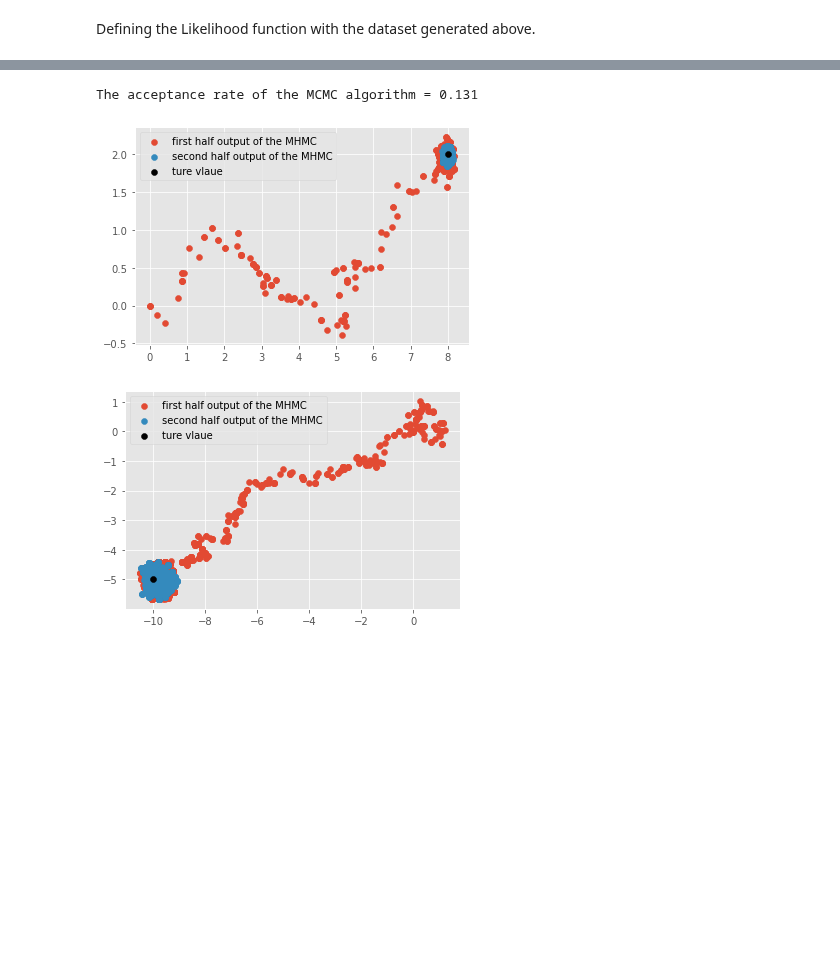
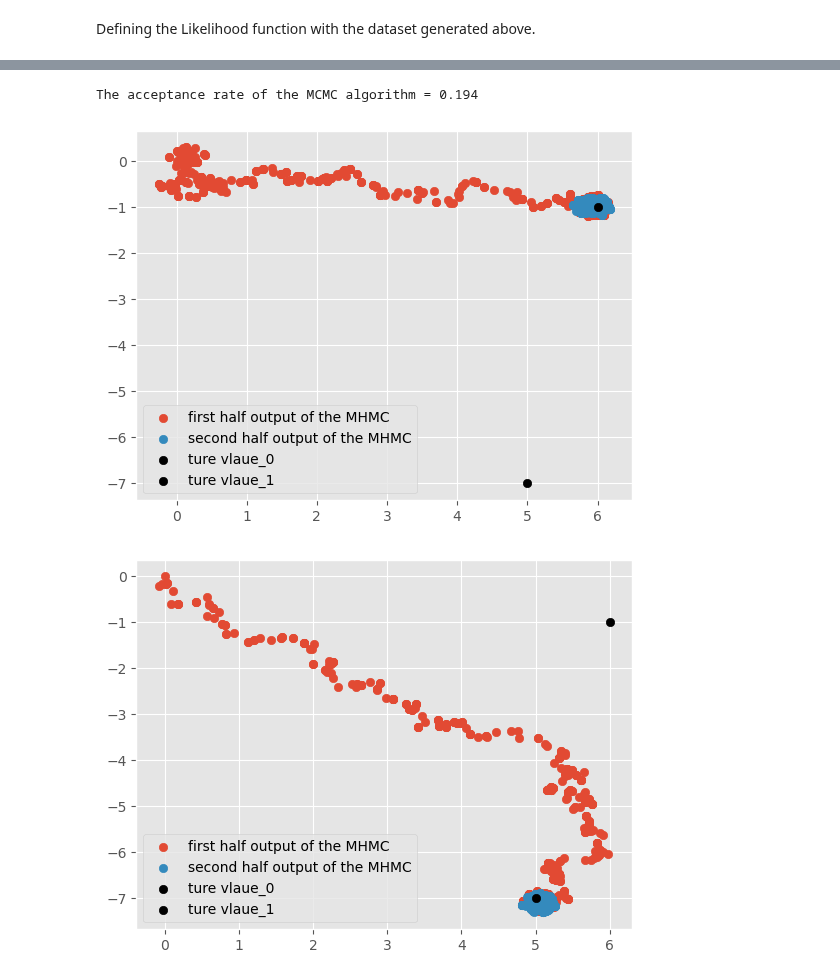
Before and after one commit to pjdunne/MResMCMC2023, a Jupyter notebook: Examples_Dian.ipynb, the cells around one changed output, grey strips where cells are left out. Drawn from its saved outputs; the diff is of its cells as text; code cells hidden in the pictures; blank space fills up the shorter version.

```diff
--- a/Examples_Dian.ipynb
+++ b/Examples_Dian.ipynb
@@ -6,11 +14,11 @@ Preparing the dataset of Gaussian Mixture Model with 4 components.
 from MCMC_DianZhang.Dian_BayesianInference.Dian_BayesianInference.GMM_datagen import Data_params_gen_GMM
 import matplotlib.pyplot as plt
 
-GMM_data_2D_4com = Data_params_gen_GMM(n_components=2, n_dimensions=2)
-_,_ = GMM_data_2D_4com.generate(datasize=500)
+GMM_data_2D_2com = Data_params_gen_GMM(n_components=2, n_dimensions=2)
+_,_ = GMM_data_2D_2com.generate(datasize=500)
 
 with plt.style.context("ggplot"):
-    plt.scatter(GMM_data_2D_4com.noisy_Dataset[:, 0], GMM_data_2D_4com.noisy_Dataset[:, 1])
+    plt.scatter(GMM_data_2D_2com.noisy_Dataset[:, 0], GMM_data_2D_2com.noisy_Dataset[:, 1])
     plt.xlabel("$x_1$")
 
     plt.ylabel("$x_2$")
@@ -22,4 +30,4 @@ Defining the Likelihood function with the dataset generated above.
 # %%
 from MCMC_DianZhang.Dian_BayesianInference.Dian_BayesianInference.log_Likeli_GMM import Likeli_GMM_mus
 
-GMM_Likeli_2D_4com = Likeli_GMM_mus(Dataset=GMM_data_2D_4com.noisy_Dataset, Sigmas=GMM_data_2D_4com.Sigmas, weights=GMM_data_2D_4com.weights, n_components=GMM_data_2D_4com.n_components)
+GMM_Likeli_2D_2com = Likeli_GMM_mus(Dataset=GMM_data_2D_2com.noisy_Dataset, Sigmas=GMM_data_2D_2com.Sigmas, weights=GMM_data_2D_2com.weights, n_components=GMM_data_2D_2com.n_components)
@@ -27,10 +37,10 @@ GMM_Likeli_2D_4com = Likeli_GMM_mus(Dataset=GMM_data_2D_4com.noisy_Dataset, Sigm
 from MCMC_DianZhang.Dian_MCMC.MetropolisHastingMCMC.MHMC import MHMC
 from MCMC_DianZhang.Dian_MCMC.MetropolisHastingMCMC.ProposalDistributions import  GaussianProposalDistribution
 steps = 10000
-Prop = GaussianProposalDistribution(sd=0.15, Dim=GMM_Likeli_2D_4com.n_dimensions*GMM_Likeli_2D_4com.n_components)
-MHMC_GMM_2D_4com = MHMC(rho=GMM_Likeli_2D_4com.calculate_log_likelihoods, log_likelihood=True)
-MCMC_outputs, acc = MHMC_GMM_2D_4com.generate(
-    theta0=[0 for _ in range(GMM_Likeli_2D_4com.n_dimensions*GMM_Likeli_2D_4com.n_components)],
+Prop = GaussianProposalDistribution(sd=0.10, Dim=GMM_Likeli_2D_2com.n_dimensions*GMM_Likeli_2D_2com.n_components)
+MHMC_GMM_2D_2com = MHMC(rho=GMM_Likeli_2D_2com.calculate_log_likelihoods, log_likelihood=True)
+Res = MHMC_GMM_2D_2com.generate(
+    theta0=[0 for _ in range(GMM_Likeli_2D_2com.n_dimensions*GMM_Likeli_2D_2com.n_components)],
     qProb=Prop.qProb,
     qSamp=Prop.qSample,
     steps=steps
@@ -38,19 +50,20 @@ MCMC_outputs, acc = MHMC_GMM_2D_4com.generate(
 # %%
 import numpy as np
 
-MCMC_outputs = np.asarray(MCMC_outputs)
-print(f"The acceptance rate of the MCMC algorithm = {acc:.3f}")
+print(f"The acceptance rate of the MCMC algorithm = {Res['Acceptance_Rate']:.3f}")
 with plt.style.context("ggplot"):
-    for i in range(GMM_Likeli_2D_4com.n_components):
-        plt.scatter(MCMC_outputs[:steps//2, i*2], MCMC_outputs[:steps//2, i*2+1], label="first half output of the MHMC")
-        plt.scatter(MCMC_outputs[steps//2:, i*2], MCMC_outputs[steps//2:, i*2+1], label="second half output of the MHMC")
-        plt.scatter(GMM_data_2D_4com.mus[i][0], GMM_data_2D_4com.mus[i][1], label="ture vlaue", color="black")
+    for i in range(GMM_Likeli_2D_2com.n_components):
+        plt.scatter(Res["Thetas"][:steps//2, i*2], Res["Thetas"][:steps//2, i*2+1], label="first half output of the MHMC")
+        plt.scatter(Res["Thetas"][steps//2:, i*2], Res["Thetas"][steps//2:, i*2+1], label="second half output of the MHMC")
+
+        for j in range(GMM_Likeli_2D_2com.n_components):
+            plt.scatter(GMM_data_2D_2com.mus[j][0], GMM_data_2D_2com.mus[j][1], label=f"ture vlaue_{j}", color="black")
         plt.legend()
         plt.show()
 # %% [output]
-The acceptance rate of the MCMC algorithm = 0.131
+The acceptance rate of the MCMC algorithm = 0.194
-[figure, old version]
+[figure, new version]
-[figure, old version]
+[figure, new version]
 # %%
 from MCMC_DianZhang.Dian_MCMC.Statistic_tools import densities_plot
 
```
Also changed, not shown: parts of 9 cells of this notebook, 2 other files.
